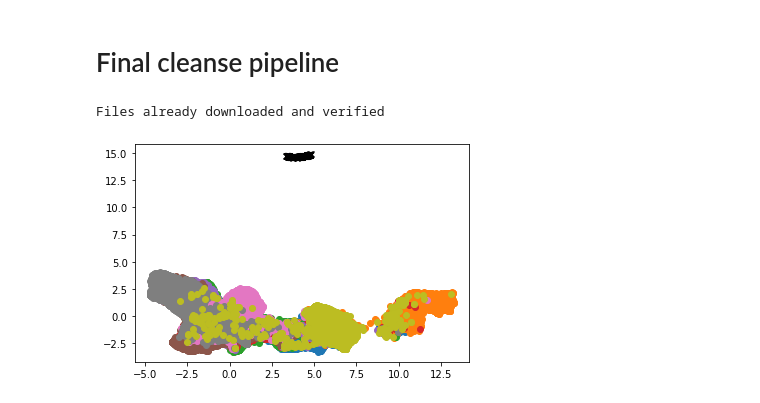
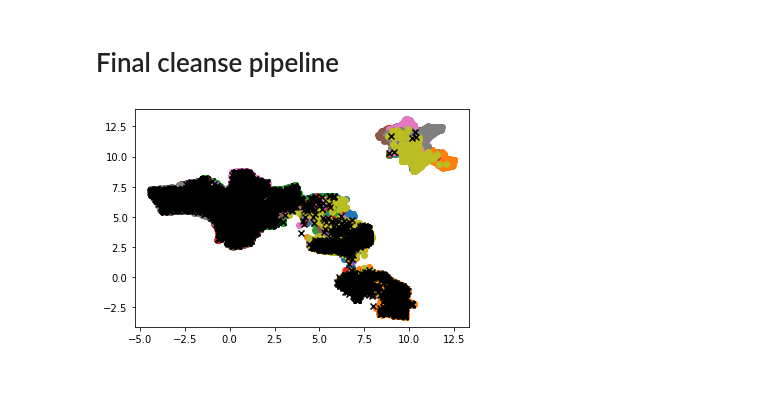
Before and after one commit to LukaD00/selfsupervised-cleanse, a Jupyter notebook: cleanse.ipynb, the cells around one changed output. Saved outputs shown, nothing was run; the diff lists cells and outputs as text; code cells hidden in the pictures.

```diff
--- a/cleanse.ipynb
+++ b/cleanse.ipynb
@@ -88,16 +88,17 @@ def extract_simclr_features(model: SimClrBackbone, dataset: VisionDataset):
 # %%
 import umap
 
-def calculate_tsne_features(features: np.array, perplexity: int = 50) -> np.array:
-    tsne = TSNE(n_components = 2, perplexity = perplexity)
-    tsne_features = tsne.fit_transform(features)
+def calculate_features_2d(features: np.array, n_neighbors: int = 100, algorithm: str = "umap") -> np.array:
+    assert algorithm in ["umap", "tsne"]
 
-    #tsne = umap.UMAP(n_neighbors=perplexity)
-    #tsne_features = tsne.fit_transform(features)
+    if algorithm == "umap":
+        alg = umap.UMAP(n_neighbors=n_neighbors)
+    elif algorithm == "tsne":
+        alg = TSNE(n_components = 2, perplexity = n_neighbors)
+    features_2d = alg.fit_transform(features)
+    return features_2d
 
-    return tsne_features
-
-def plot_tsne_features(tsne_features: np.array, labels: np.array, poison_indices: np.array, legend: bool = True) -> None:
+def plot_features_2d(features_2d: np.array, labels: np.array, poison_indices: np.array, legend: bool = True) -> None:
     num_classes = int(max(labels).item())
 
     # label poison examples as 10
@@ -105,15 +106,15 @@ def plot_tsne_features(tsne_features: np.array, labels: np.array, poison_indices
     labels_10[poison_indices] = 10
 
     for i in range(num_classes):
-        plt.scatter(tsne_features[labels_10==i,1], tsne_features[labels_10==i,0])
-    plt.scatter(tsne_features[labels_10==10,1], tsne_features[labels_10==10,0], c = "black", marker= "x")
+        plt.scatter(features_2d[labels_10==i,1], features_2d[labels_10==i,0])
+    plt.scatter(features_2d[labels_10==10,1], features_2d[labels_10==10,0], c = "black", marker= "x")
 
     if legend:
         plt.legend([str(i) for i in range(num_classes)] + ["poison"])
     plt.show()
 
 
-def calculate_and_plot_tsne(features: np.array, labels: np.array, poison_indices: np.array, subset_size: int = None, legend: bool = True) -> np.array:
+def calculate_and_plot_features_2d(features: np.array, labels: np.array, poison_indices: np.array, subset_size: int = None, legend: bool = True) -> np.array:
     # Plot only a subset
     if subset_size is None:
         subset_size = len(features)
@@ -121,8 +122,8 @@ def calculate_and_plot_tsne(features: np.array, labels: np.array, poison_indices
     labels_subset = labels[:subset_size]
     poison_indices_subset = poison_indices[:subset_size]
 
-    tsne_features = calculate_tsne_features(features_subset)
-    plot_tsne_features(tsne_features, labels_subset, poison_indices_subset, legend=legend)
+    features_2d = calculate_features_2d(features_subset)
+    plot_features_2d(features_2d, labels_subset, poison_indices_subset, legend=legend)
 # %% [markdown]
 ### Util functions for all cleanses
 # %%
@@ -753,26 +765,24 @@ def multiclass_reclassification(dataset: VisionDataset, model: nn.Module, true_l
 # %%
 device = "cuda"
 
-dataset_name = "sig2"
+dataset_name = "wanet"
+train = True
 
-train = True
+
 simclr_model_name = f"{dataset_name}-SimCLR.pt"
 
-dataset, true_poison_indices = prepare_poison_dataset(dataset_name, train, download=True)
+dataset, true_poison_indices = prepare_poison_dataset(dataset_name, train)
 simclr = load_simclr(simclr_model_name)
 features, labels_poison, labels_true = extract_simclr_features(simclr, dataset)
 num_classes = int(max(labels_poison).item())
-# %% [output]
-Files already downloaded and verified
 # %%
 # Hiperparameters
 
-tsne_perplexity = len(dataset) / 100
-gauss_discard = 0.005
+n_neighbors = len(dataset) / 100
 # %%
-tsne_features = calculate_tsne_features(features, perplexity=tsne_perplexity)
-plot_tsne_features(tsne_features, labels_poison, true_poison_indices, legend=False)
+features_2d = calculate_features_2d(features, n_neighbors=n_neighbors)
+plot_features_2d(features_2d, labels_poison, true_poison_indices, legend=False)
 # %% [output]
-[figure, old version]
+[figure, new version]
 # %%
 # TESTING
```
Also changed, not shown: parts of 9 cells of this notebook.
